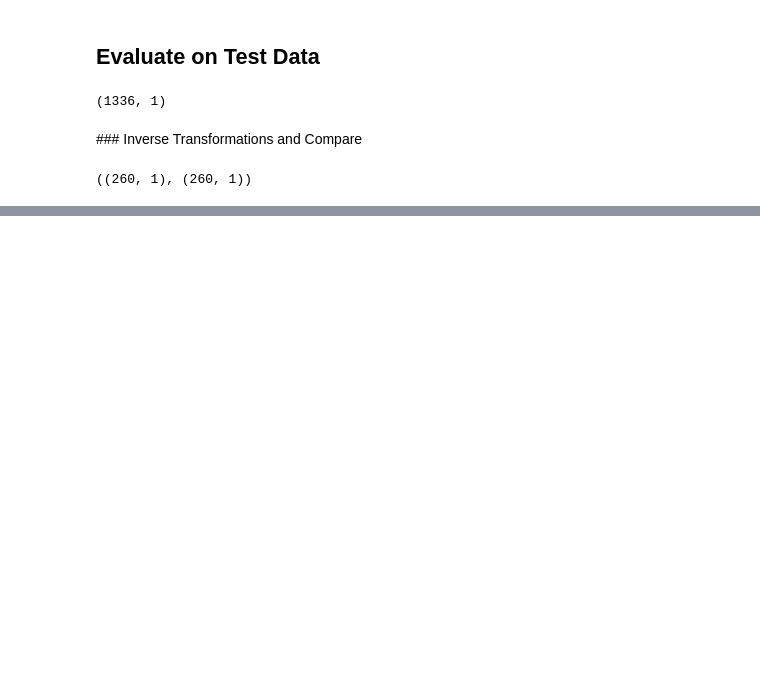
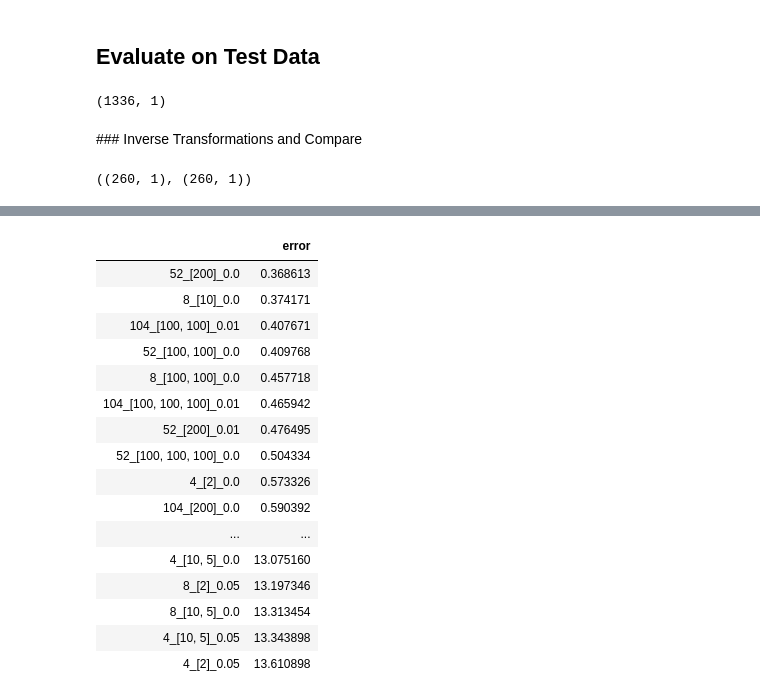
Before and after one commit to fplon/trading_strategies, a Jupyter notebook: lstm_nasdaq_v_spx.ipynb, the cells around one changed output, grey strips where cells are left out. Cells and saved outputs as stored; diff of their text form; code cells hidden in the pictures; blank space fills up the shorter version.

```diff
--- a/lstm_nasdaq_v_spx.ipynb
+++ b/lstm_nasdaq_v_spx.ipynb
@@ -300,0 +396,8 @@ plt.legend();
+# %%
+euclid_errors = pd.DataFrame()
+
+for k, v in search_dict.items():
+    error = np.linalg.norm((test - v[2]))
+    euclid_errors.loc[k, 'error'] = error
+
+euclid_errors.sort_values('error')
@@ -300,0 +492,24 @@ plt.legend();
+# %%
+for k, v in search_dict2.items():
+    error = np.linalg.norm((test - v[2]))
+    euclid_errors.loc[k, 'error'] = error
+
+euclid_errors.sort_values('error')
+# %% [output]
+|  | error |
+| 52_[200]_0.0 | 0.368613 |
+| 8_[10]_0.0 | 0.374171 |
+| 104_[100, 100]_0.01 | 0.407671 |
+| 52_[100, 100]_0.0 | 0.409768 |
+| 8_[100, 100]_0.0 | 0.457718 |
+| 104_[100, 100, 100]_0.01 | 0.465942 |
+| 52_[200]_0.01 | 0.476495 |
+| 52_[100, 100, 100]_0.0 | 0.504334 |
+| 4_[2]_0.0 | 0.573326 |
+| 104_[200]_0.0 | 0.590392 |
+| ... | ... |
+| 4_[10, 5]_0.0 | 13.075160 |
+| 8_[2]_0.05 | 13.197346 |
+| 8_[10, 5]_0.0 | 13.313454 |
+| 4_[10, 5]_0.05 | 13.343898 |
+| 4_[2]_0.05 | 13.610898 |
```
Also changed, not shown: parts of 22 cells of this notebook.
